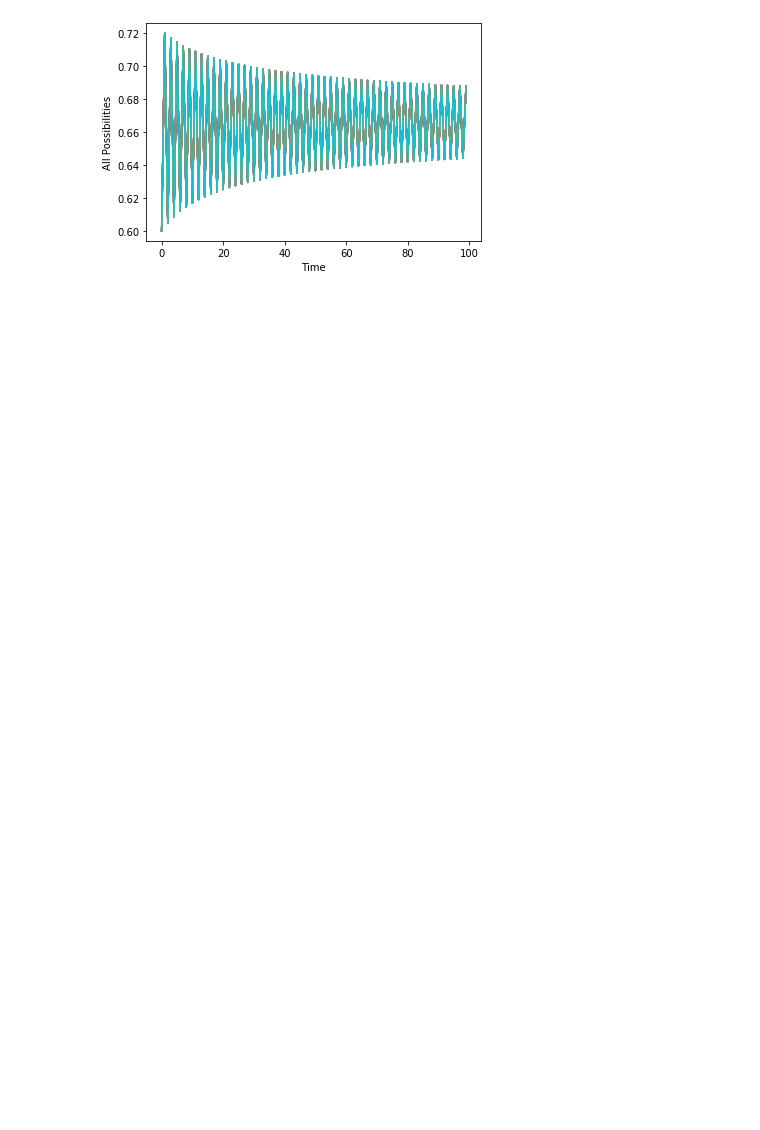
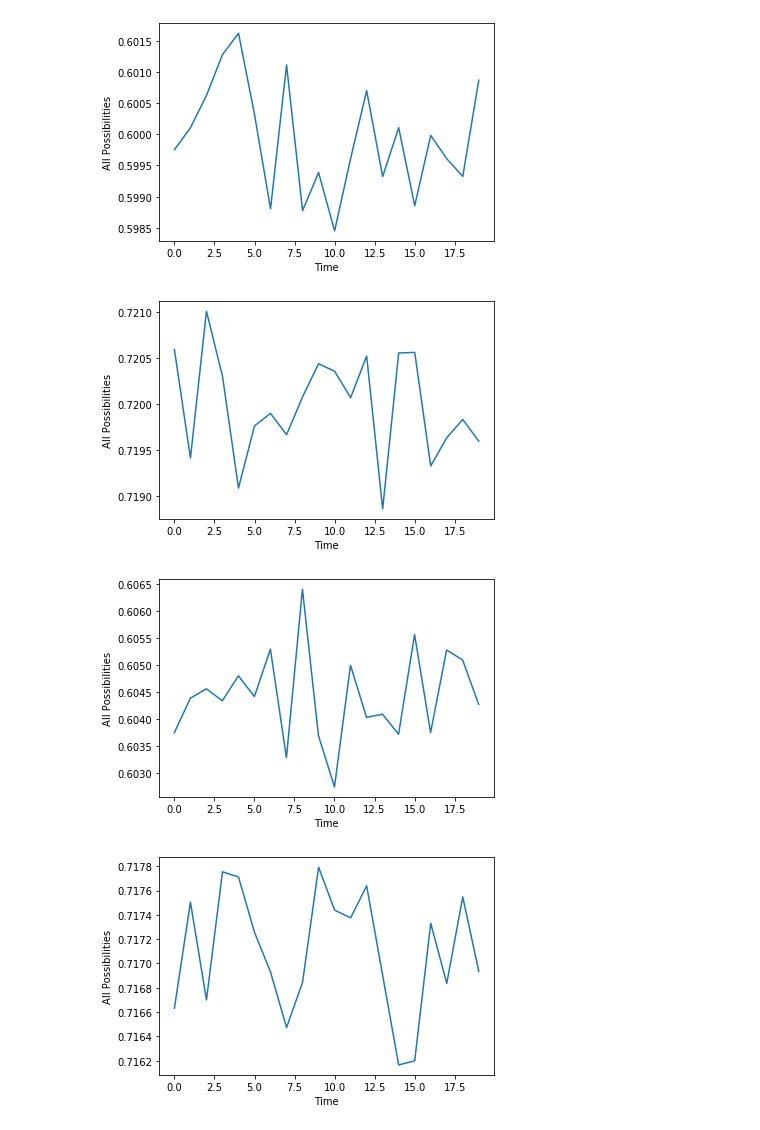
Before and after one commit to Pastasauce5/CompBio, a Jupyter notebook: Homework2.ipynb, the cells around one changed output. Drawn from its saved outputs; the diff is of its cells as text; code cells hidden in the pictures; blank space fills up the shorter version.

```diff
--- a/Homework2.ipynb
+++ b/Homework2.ipynb
@@ -4,19 +4,21 @@ import matplotlib.pyplot as plt
 # %%
 nsteps = 100 #Number of rows in our matrix
 ntraces = 20 #Number of columns in our matrix
 x = np.zeros(shape=(nsteps,ntraces)) #Placeholder for trajectories we will generate
-wiggle = 0.00001 #The standard deviation
-r_value = 4 #At r value 5 you get 'chaos', but for some reason at 4 you get this cool
-#pattern, I like it so I'm keeping it at 4
-
-for itrace in range(ntraces): #This runs the outside loop 20 times
-    x[0,itrace] = 0.6 + np.random.randn(1) * wiggle #This creates the randomness in each row
-    for istep in range (1,nsteps): # Another loop to address each point in a row in the matrix
-# while adjusting the point for the randomness created in the outside loop.
-        x[istep,itrace]= r*x[istep-1,itrace] * (1-x[istep-1,itrace])
-
-plt.plot(x);
-plt.xlabel('Time');
-plt.ylabel('All Possibilities');
+wiggle = 0.001 #The standard deviation
+r_value = 5
+for i in range(r_value):
+    for itrace in range(ntraces): #This runs the outside loop 20 times
+        x[0,itrace] = 0.6 + np.random.randn(1) * wiggle #This creates the randomness in each row
+        for istep in range (1,nsteps): # Another loop to address each point in a row in the matrix
+    # while adjusting the point for the randomness created in the outside loop.
+            x[istep,itrace]= r*x[istep-1,itrace] * (1-x[istep-1,itrace])
+    plt.figure()
+    plt.plot(x[i])
+    plt.xlabel('Time');
+    plt.ylabel('All Possibilities');
 # %% [output]
-[figure, old version]
+[figure, new version]
+[figure, added]
+[figure, added]
+[figure, added]
```
Also changed, not shown: parts of 1 cell of this notebook.
